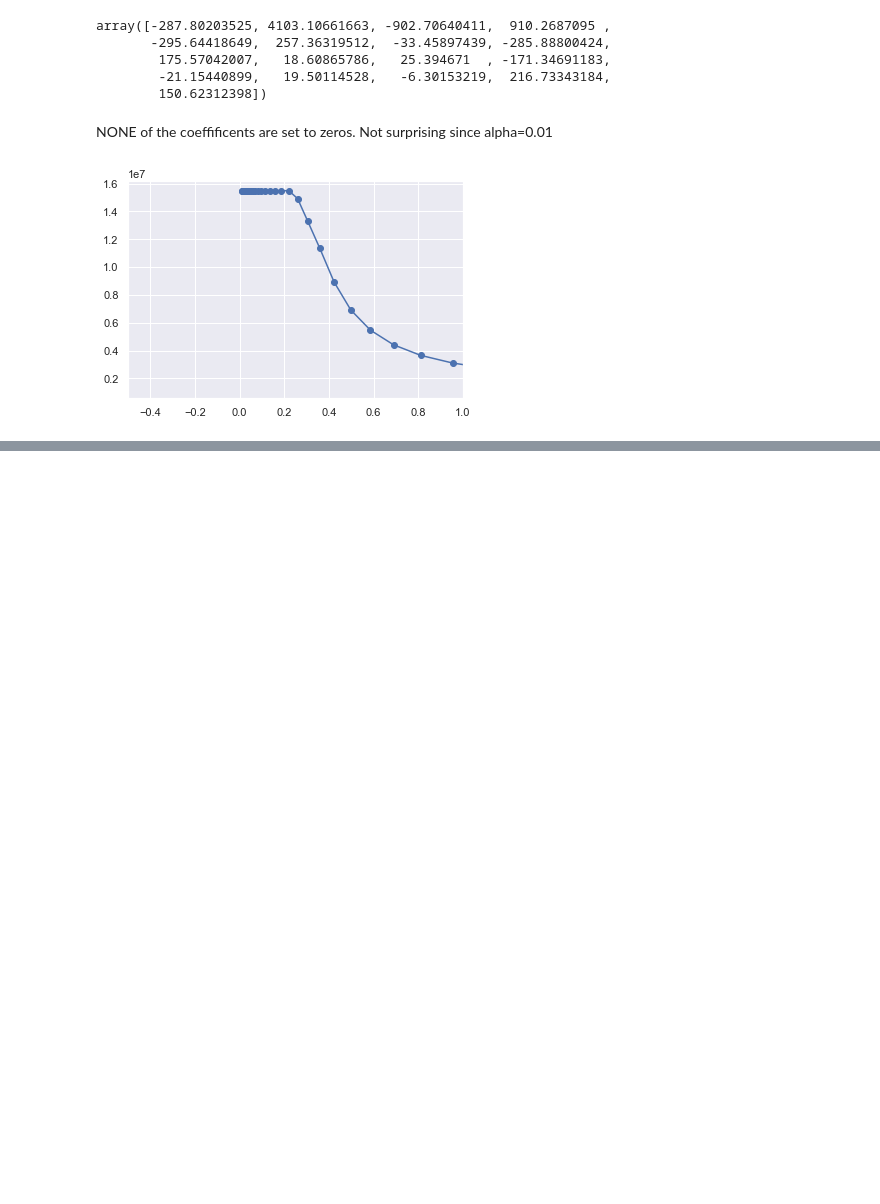
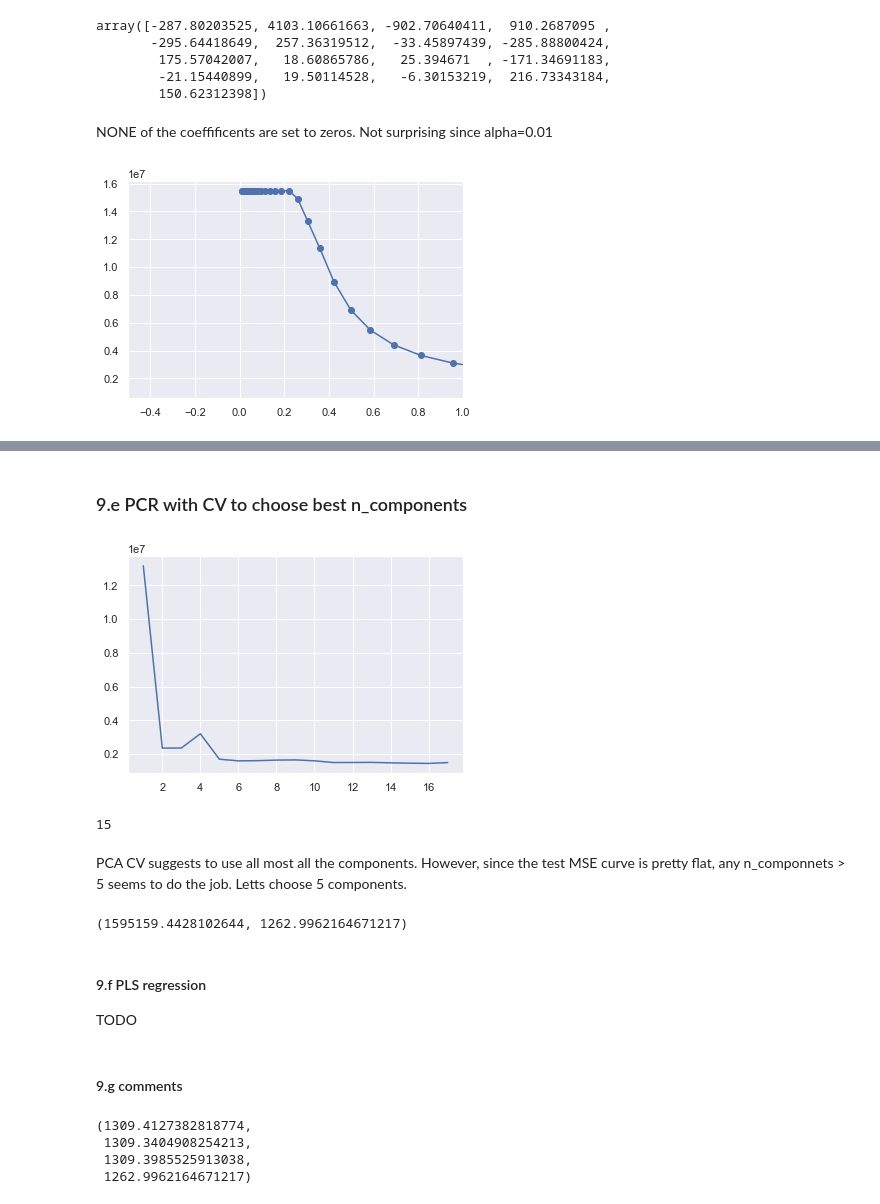
Before and after one commit to jvenepal/ISL, a Jupyter notebook: notebooks/chap6_exer.ipynb, the cells around one changed output, grey strips where cells are left out. Cells and saved outputs as stored; diff of their text form; code cells hidden in the pictures; blank space fills up the shorter version.

```diff
--- a/notebooks/chap6_exer.ipynb
+++ b/notebooks/chap6_exer.ipynb
@@ -144,0 +180,41 @@ plt.show();
+# %% [markdown]
+### 9.e PCR with CV to choose best n_components
+# %%
+from sklearn.decomposition import PCA
+pca = PCA()
+X_train_pca = pca.fit_transform(X_train)
+X_test_pca = pca.transform(X_test)
+lin_reg = LinearRegression()
+n_componnets = len(X_train_pca[0])
+mses = []
+for n in range(1, n_componnets+1):
+    lin_reg.fit(X_train_pca[:, :n], y_train)
+    mse = mean_squared_error(y_test, lin_reg.predict(X_test_pca[:, :n]))
+    mses.append(mse)
+plt.plot(range(1, n_componnets+1), mses);
+# %% [output]
+[figure, added]
+# %%
+np.argmin(mses)
+# %% [output]
+15
+# %% [markdown]
+PCA CV suggests to use all most all the components. However, since the test MSE curve is pretty flat, any n_componnets > 5 seems to do the job. Letts choose 5 components.
+# %%
+lin_reg.fit(X_train_pca[:, :6], y_train) # re-train with 5 components ONLY
+mse_pca = mean_squared_error(y_test, lin_reg.predict(X_test_pca[:, :6]))
+mse_pca, np.sqrt(mse_pca)
+# %% [output]
+(1595159.4428102644, 1262.9962164671217)
+# %% [markdown]
+#### 9.f PLS regression
+TODO
+# %% [markdown]
+#### 9.g comments
+# %%
+np.sqrt(mse_lin), np.sqrt(mse_rid), np.sqrt(mse_las), np.sqrt(mse_pca)
+# %% [output]
+(1309.4127382818774,
+ 1309.3404908254213,
+ 1309.3985525913038,
+ 1262.9962164671217)
```
Also changed, not shown: parts of 38 cells of this notebook.
